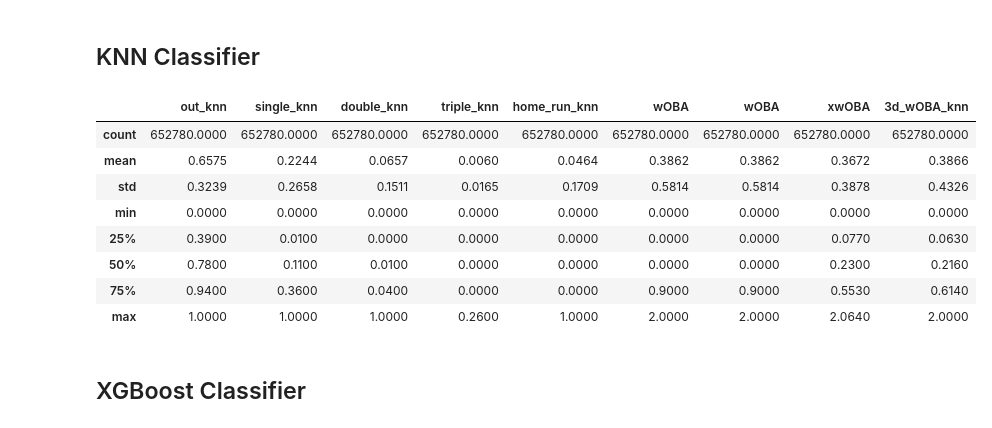
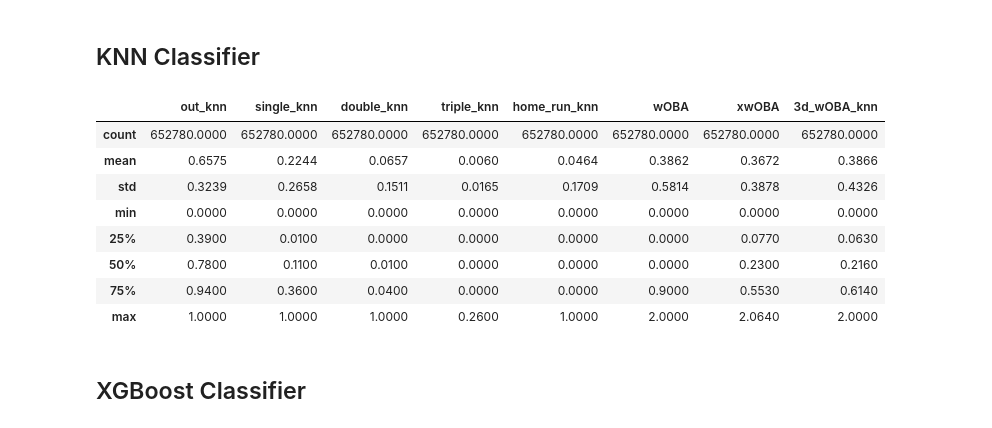
Before and after one commit to Blandalytics/3D_wOBA, a Jupyter notebook: 3d_wOBA.ipynb, the cells around one changed output. Saved outputs shown, nothing was run; the diff lists cells and outputs as text; code cells hidden in the pictures.

```diff
--- a/3d_wOBA.ipynb
+++ b/3d_wOBA.ipynb
@@ -183,17 +183,17 @@ for handedness in ['R','L']:
 
 xwOBA_df['3d_wOBA_knn'] = xwOBA_df['single_knn']*0.9 + xwOBA_df['double_knn']*1.25 + xwOBA_df['triple_knn']*1.6 + xwOBA_df['home_run_knn']*2
 # %%
-xwOBA_df[['out_knn','single_knn','double_knn','triple_knn','home_run_knn','wOBA','wOBA','xwOBA','3d_wOBA_knn']].describe().round(4)
+xwOBA_df[['out_knn','single_knn','double_knn','triple_knn','home_run_knn','wOBA','xwOBA','3d_wOBA_knn']].describe().round(4)
 # %% [output]
-|  | out_knn | single_knn | double_knn | triple_knn | home_run_knn | wOBA | wOBA | xwOBA | 3d_wOBA_knn |
-| count | 652780.0000 | 652780.0000 | 652780.0000 | 652780.0000 | 652780.0000 | 652780.0000 | 652780.0000 | 652780.0000 | 652780.0000 |
-| mean | 0.6575 | 0.2244 | 0.0657 | 0.0060 | 0.0464 | 0.3862 | 0.3862 | 0.3672 | 0.3866 |
-| std | 0.3239 | 0.2658 | 0.1511 | 0.0165 | 0.1709 | 0.5814 | 0.5814 | 0.3878 | 0.4326 |
-| min | 0.0000 | 0.0000 | 0.0000 | 0.0000 | 0.0000 | 0.0000 | 0.0000 | 0.0000 | 0.0000 |
-| 25% | 0.3900 | 0.0100 | 0.0000 | 0.0000 | 0.0000 | 0.0000 | 0.0000 | 0.0770 | 0.0630 |
-| 50% | 0.7800 | 0.1100 | 0.0100 | 0.0000 | 0.0000 | 0.0000 | 0.0000 | 0.2300 | 0.2160 |
-| 75% | 0.9400 | 0.3600 | 0.0400 | 0.0000 | 0.0000 | 0.9000 | 0.9000 | 0.5530 | 0.6140 |
-| max | 1.0000 | 1.0000 | 1.0000 | 0.2600 | 1.0000 | 2.0000 | 2.0000 | 2.0640 | 2.0000 |
+|  | out_knn | single_knn | double_knn | triple_knn | home_run_knn | wOBA | xwOBA | 3d_wOBA_knn |
+| count | 652780.0000 | 652780.0000 | 652780.0000 | 652780.0000 | 652780.0000 | 652780.0000 | 652780.0000 | 652780.0000 |
+| mean | 0.6575 | 0.2244 | 0.0657 | 0.0060 | 0.0464 | 0.3862 | 0.3672 | 0.3866 |
+| std | 0.3239 | 0.2658 | 0.1511 | 0.0165 | 0.1709 | 0.5814 | 0.3878 | 0.4326 |
+| min | 0.0000 | 0.0000 | 0.0000 | 0.0000 | 0.0000 | 0.0000 | 0.0000 | 0.0000 |
+| 25% | 0.3900 | 0.0100 | 0.0000 | 0.0000 | 0.0000 | 0.0000 | 0.0770 | 0.0630 |
+| 50% | 0.7800 | 0.1100 | 0.0100 | 0.0000 | 0.0000 | 0.0000 | 0.2300 | 0.2160 |
+| 75% | 0.9400 | 0.3600 | 0.0400 | 0.0000 | 0.0000 | 0.9000 | 0.5530 | 0.6140 |
+| max | 1.0000 | 1.0000 | 1.0000 | 0.2600 | 1.0000 | 2.0000 | 2.0640 | 2.0000 |
 # %% [markdown]
 ## XGBoost Classifier
 # %%
```
